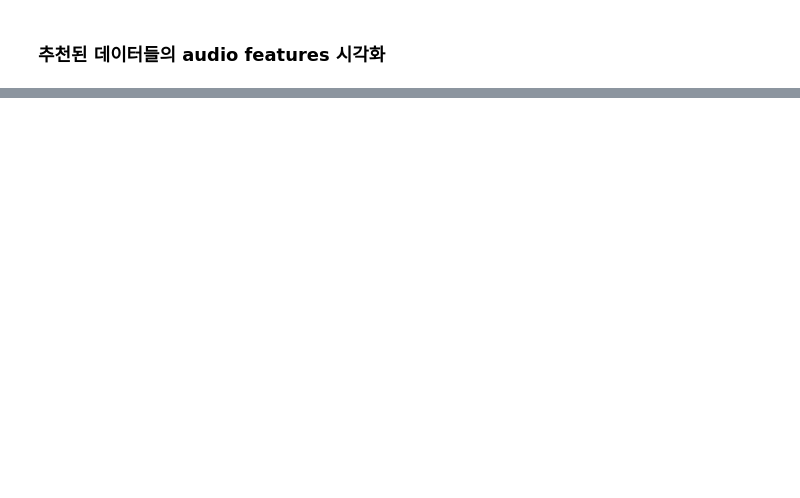
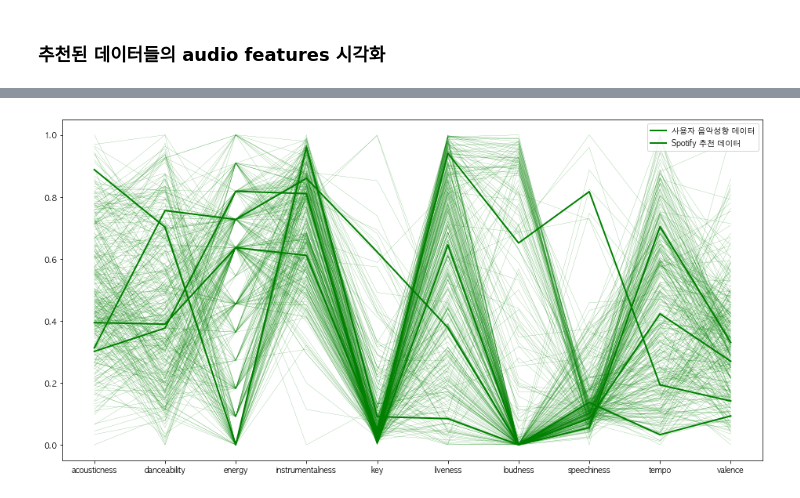
Before and after one commit to formegusto/research-muletter, a Jupyter notebook: pt1. MuLetter Service Researching.ipynb, the cells around one changed output, grey strips where cells are left out. Saved outputs shown, nothing was run; the diff lists cells and outputs as text; code cells hidden in the pictures; blank space fills up the shorter version.

```diff
--- a/pt1. MuLetter Service Researching.ipynb
+++ b/pt1. MuLetter Service Researching.ipynb
@@ -100,0 +96,4 @@ plt.show()
+# %%
+utils.visual_norm_data(sel_tracks, norm_features)
+# %% [output]
+[figure, added]
```
Also changed, not shown: parts of 14 cells of this notebook, 7 other files.
